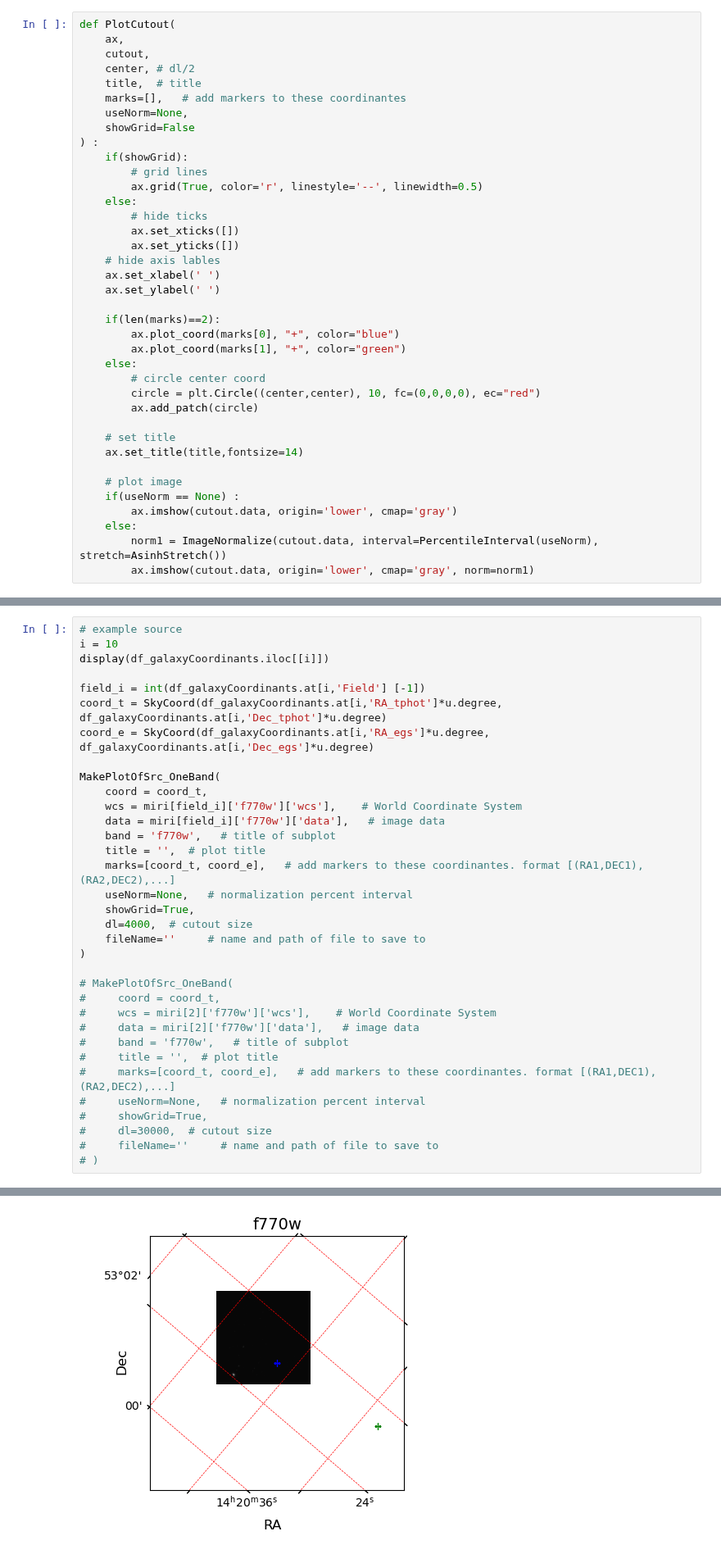
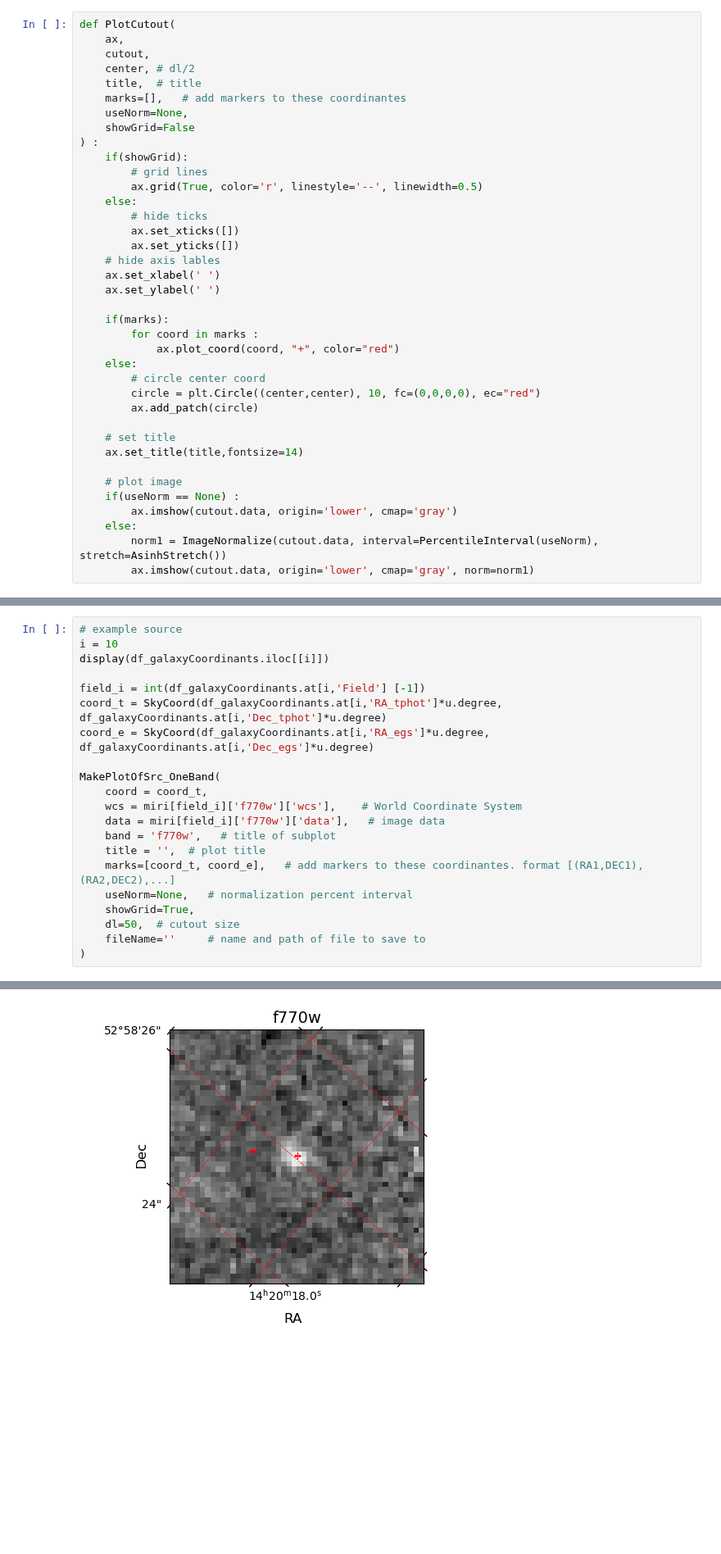
Before and after one commit to parallax-xallaraq/AGNerds, a Jupyter notebook: JWST_AGN_proj2/ImgCuts_duplicates_tphot-egs.ipynb, the cells around one changed output, grey strips where cells are left out. Shown at 82% size. Drawn from its saved outputs; the diff is of its cells as text; blank space fills up the shorter version.

Commit message:
abstract coord marks

```diff
--- a/JWST_AGN_proj2/ImgCuts_duplicates_tphot-egs.ipynb
+++ b/JWST_AGN_proj2/ImgCuts_duplicates_tphot-egs.ipynb
@@ -106,9 +106,9 @@ def PlotCutout(
     ax.set_xlabel(' ')
     ax.set_ylabel(' ')
 
-    if(len(marks)==2):
-        ax.plot_coord(marks[0], "+", color="blue")
-        ax.plot_coord(marks[1], "+", color="green")
+    if(marks):
+        for coord in marks :
+            ax.plot_coord(coord, "+", color="red")
     else:
         # circle center coord
         circle = plt.Circle((center,center), 10, fc=(0,0,0,0), ec="red")
@@ -241,21 +242,8 @@ MakePlotOfSrc_OneBand(
     marks=[coord_t, coord_e],   # add markers to these coordinantes. format [(RA1,DEC1),(RA2,DEC2),...]
     useNorm=None,   # normalization percent interval
     showGrid=True,
-    dl=4000,  # cutout size
+    dl=50,  # cutout size
     fileName=''     # name and path of file to save to
 )
-
-# MakePlotOfSrc_OneBand(
-#     coord = coord_t,
-#     wcs = miri[2]['f770w']['wcs'],    # World Coordinate System
-#     data = miri[2]['f770w']['data'],   # image data
-#     band = 'f770w',   # title of subplot
-#     title = '',  # plot title
-#     marks=[coord_t, coord_e],   # add markers to these coordinantes. format [(RA1,DEC1),(RA2,DEC2),...]
-#     useNorm=None,   # normalization percent interval
-#     showGrid=True,
-#     dl=30000,  # cutout size
-#     fileName=''     # name and path of file to save to
-# )
 # %% [output]
 |  | Field | RA_tphot | Dec_tphot | RA_egs | Dec_egs |
@@ -263 +251 @@ MakePlotOfSrc_OneBand(
-[figure, old version]
+[figure, new version]
```
Also changed, not shown: parts of 3 cells of this notebook.
